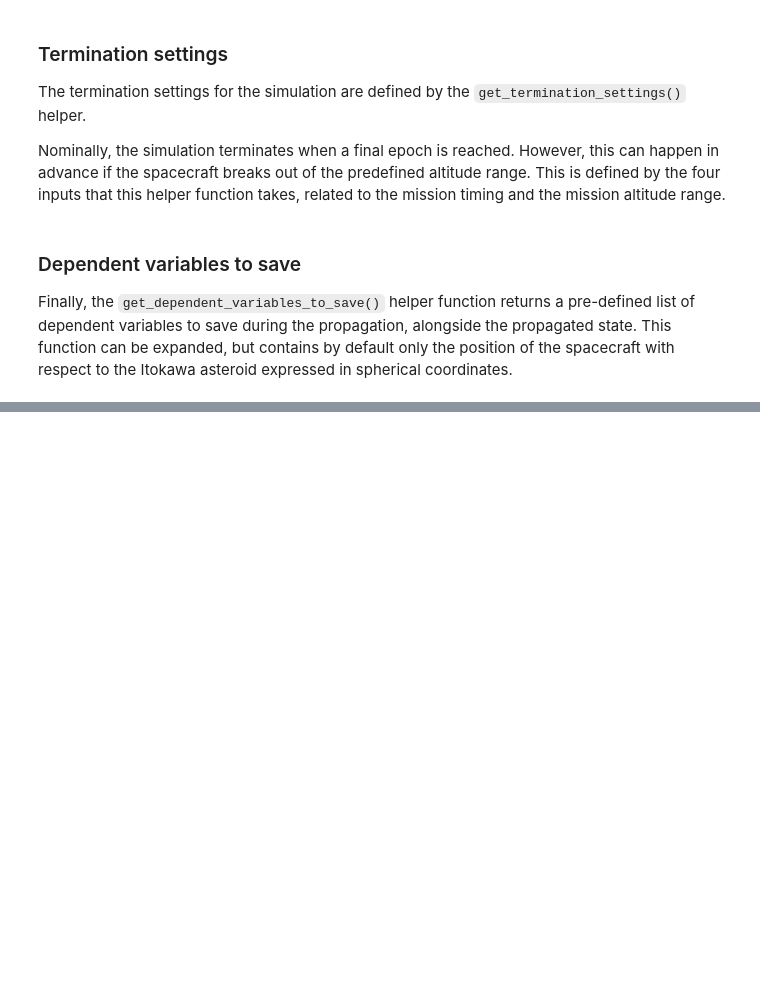
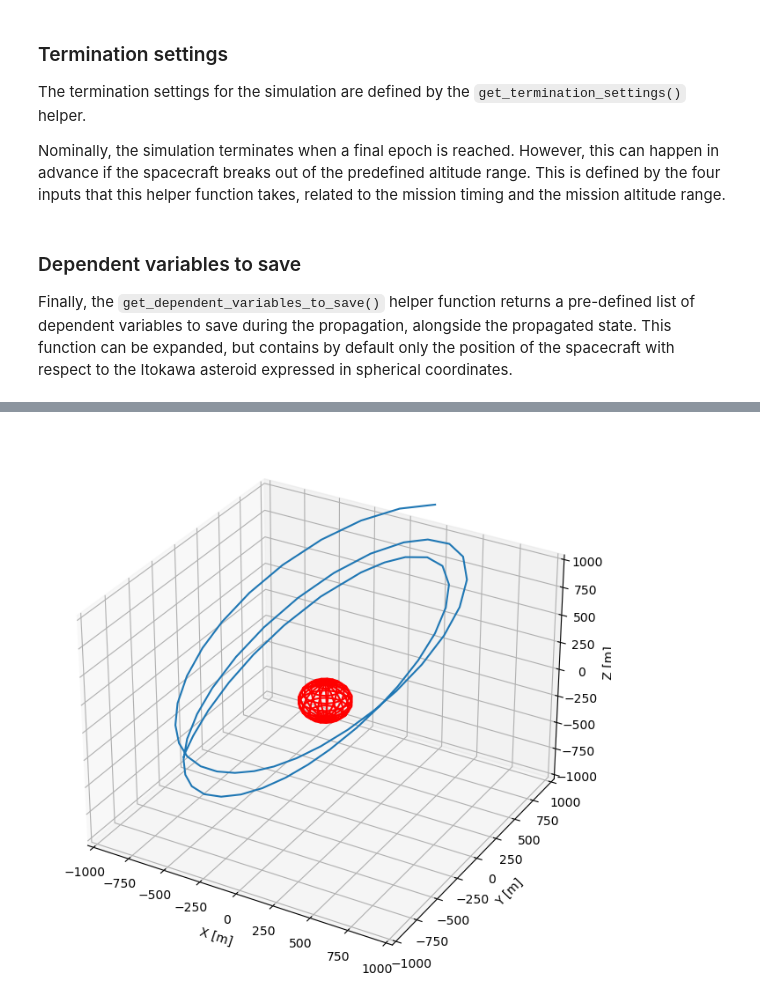
Before and after one commit to tudat-team/tudat-space, a Jupyter notebook: docs/source/_src_getting_started/_src_examples/notebooks/pygmo/asteroid_orbit_optimization/aoo_custom_environment.ipynb, the cells around one changed output, grey strips where cells are left out. Drawn from its saved outputs; the diff is of its cells as text; code cells hidden in the pictures; blank space fills up the shorter version.

```diff
--- a/docs/source/_src_getting_started/_src_examples/notebooks/pygmo/asteroid_orbit_optimization/aoo_custom_environment.ipynb
+++ b/docs/source/_src_getting_started/_src_examples/notebooks/pygmo/asteroid_orbit_optimization/aoo_custom_environment.ipynb
@@ -316,0 +468,9 @@ def get_dependent_variables_to_save():
+# %%
+# Define list of dependent variables to save
+dependent_variables_to_save = get_dependent_variables_to_save()
+
+# Create propagation settings
+termination_settings = get_termination_settings(
+    mission_initial_time, mission_duration, minimum_distance_from_com, maximum_distance_from_com)
+
+orbit_parameters = [1.20940330e+03, 2.61526215e-01, 7.53126558e+01, 2.60280587e+02]
@@ -316,0 +518,10 @@ def get_dependent_variables_to_save():
+# %%
+orbitProblem = AsteroidOrbitProblem(bodies,
+                                    integrator_settings,
+                                    propagator_settings,
+                                    mission_initial_time,
+                                    mission_duration,
+                                    design_variable_lb,
+                                    design_variable_ub)
+design_variable_vector = np.array([1.20940330e+03, 2.61526215e-01, 7.53126558e+01, 2.60280587e+02])
+orbitProblem.fitness(design_variable_vector)
@@ -316,0 +533,24 @@ def get_dependent_variables_to_save():
+# %%
+state_history = orbitProblem.get_last_run_dynamics_simulator().state_history
+state_history = np.vstack(list(state_history.values()))
+state_history = np.vstack(state_history)
+
+fig = plt.figure(figsize=(15,8))
+ax = fig.add_subplot(1, 1, 1, projection='3d')
+
+u, v = np.mgrid[0:2*np.pi:20j, 0:np.pi:10j]
+x = itokawa_radius * np.cos(u)*np.sin(v)
+y = itokawa_radius * np.sin(u)*np.sin(v)
+z = itokawa_radius * np.cos(v)
+ax.plot_wireframe(x, y, z, color="red")
+
+ax.plot(state_history[:, 0], state_history[:, 1], state_history[:, 2])
+ax.set_xlabel('X [m]')
+ax.set_ylabel('Y [m]')
+ax.set_zlabel('Z [m]')
+ax.set_xlim([-1000,1000])
+ax.set_ylim([-1000,1000])
+ax.set_zlim([-1000,1000])
+ax.grid()
+# %% [output]
+[figure, added]
```
Also changed, not shown: parts of 13 cells of this notebook, 2 other files.
